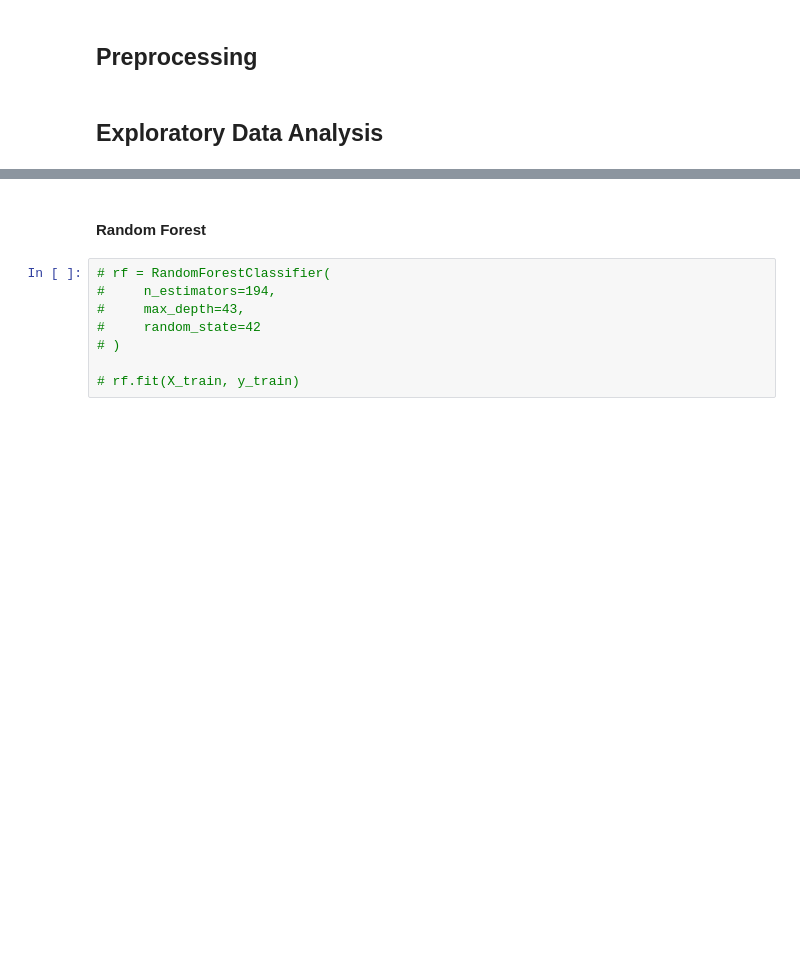
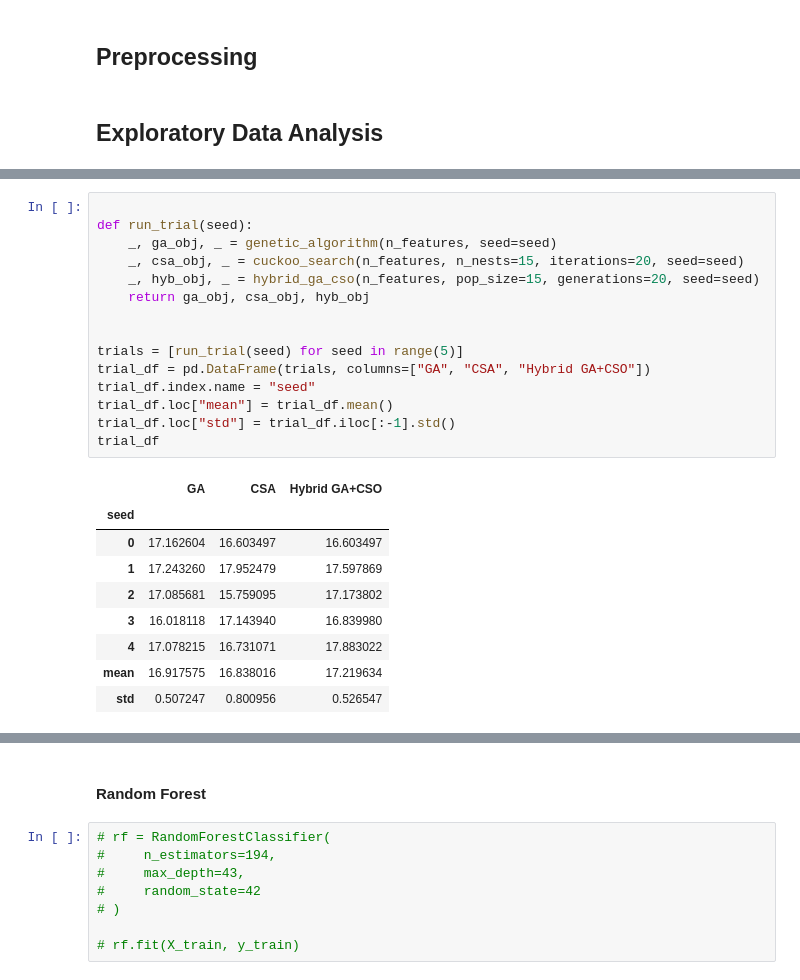
Before and after one commit to marcoyap41/heart-disease-prediction, a Jupyter notebook: main.ipynb, the cells around one changed output, grey strips where cells are left out. Drawn from its saved outputs; the diff is of its cells as text; blank space fills up the shorter version.

```diff
--- a/main.ipynb
+++ b/main.ipynb
@@ -79,0 +408,25 @@ memory usage: 33.3 KB
+# %%
+
+def run_trial(seed):
+    _, ga_obj, _ = genetic_algorithm(n_features, seed=seed)
+    _, csa_obj, _ = cuckoo_search(n_features, n_nests=15, iterations=20, seed=seed)
+    _, hyb_obj, _ = hybrid_ga_cso(n_features, pop_size=15, generations=20, seed=seed)
+    return ga_obj, csa_obj, hyb_obj
+
+
+trials = [run_trial(seed) for seed in range(5)]
+trial_df = pd.DataFrame(trials, columns=["GA", "CSA", "Hybrid GA+CSO"])
+trial_df.index.name = "seed"
+trial_df.loc["mean"] = trial_df.mean()
+trial_df.loc["std"] = trial_df.iloc[:-1].std()
+trial_df
+# %% [output]
+|  | GA | CSA | Hybrid GA+CSO |
+| seed |  |  |  |
+| 0 | 17.162604 | 16.603497 | 16.603497 |
+| 1 | 17.243260 | 17.952479 | 17.597869 |
+| 2 | 17.085681 | 15.759095 | 17.173802 |
+| 3 | 16.018118 | 17.143940 | 16.839980 |
+| 4 | 17.078215 | 16.731071 | 17.883022 |
+| mean | 16.917575 | 16.838016 | 17.219634 |
+| std | 0.507247 | 0.800956 | 0.526547 |
```
Also changed, not shown: parts of 25 cells of this notebook.
